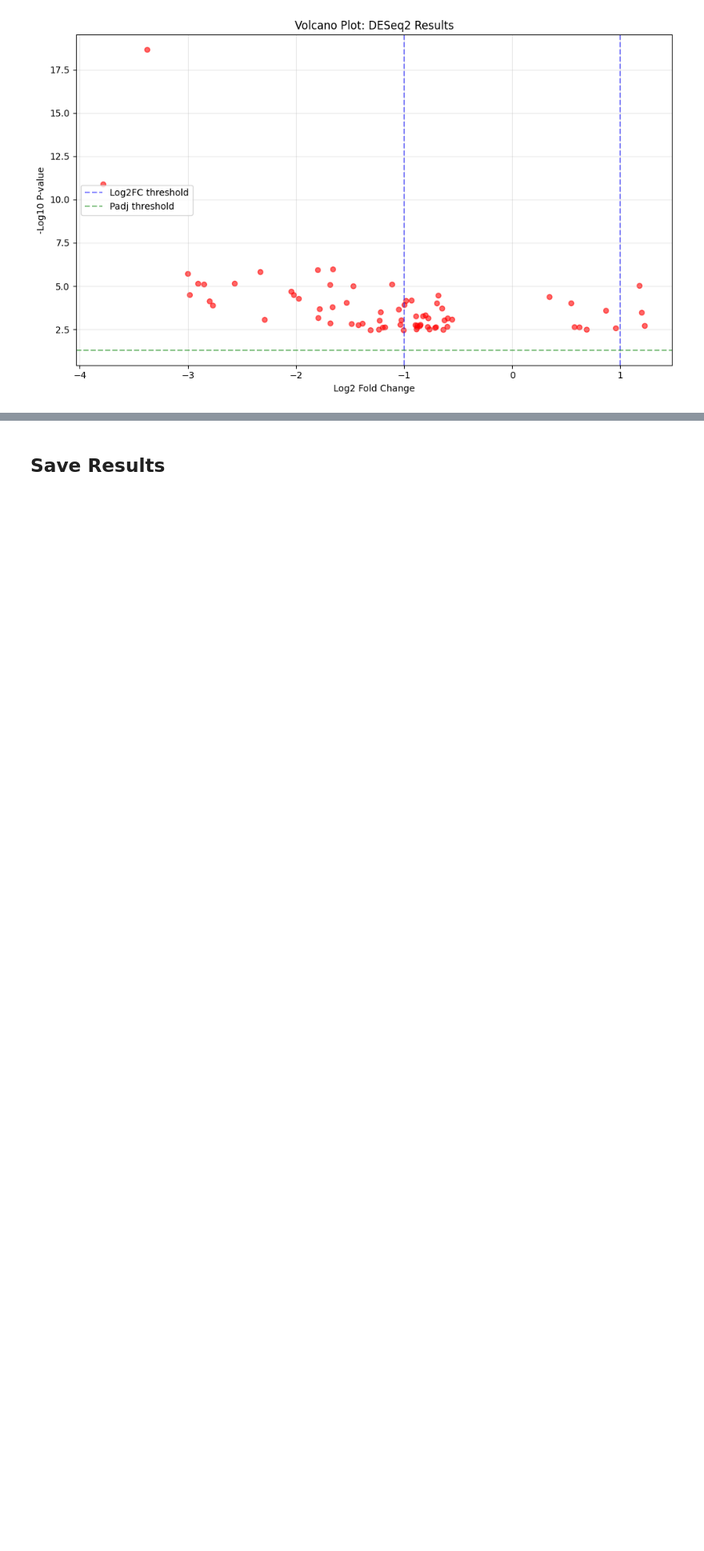
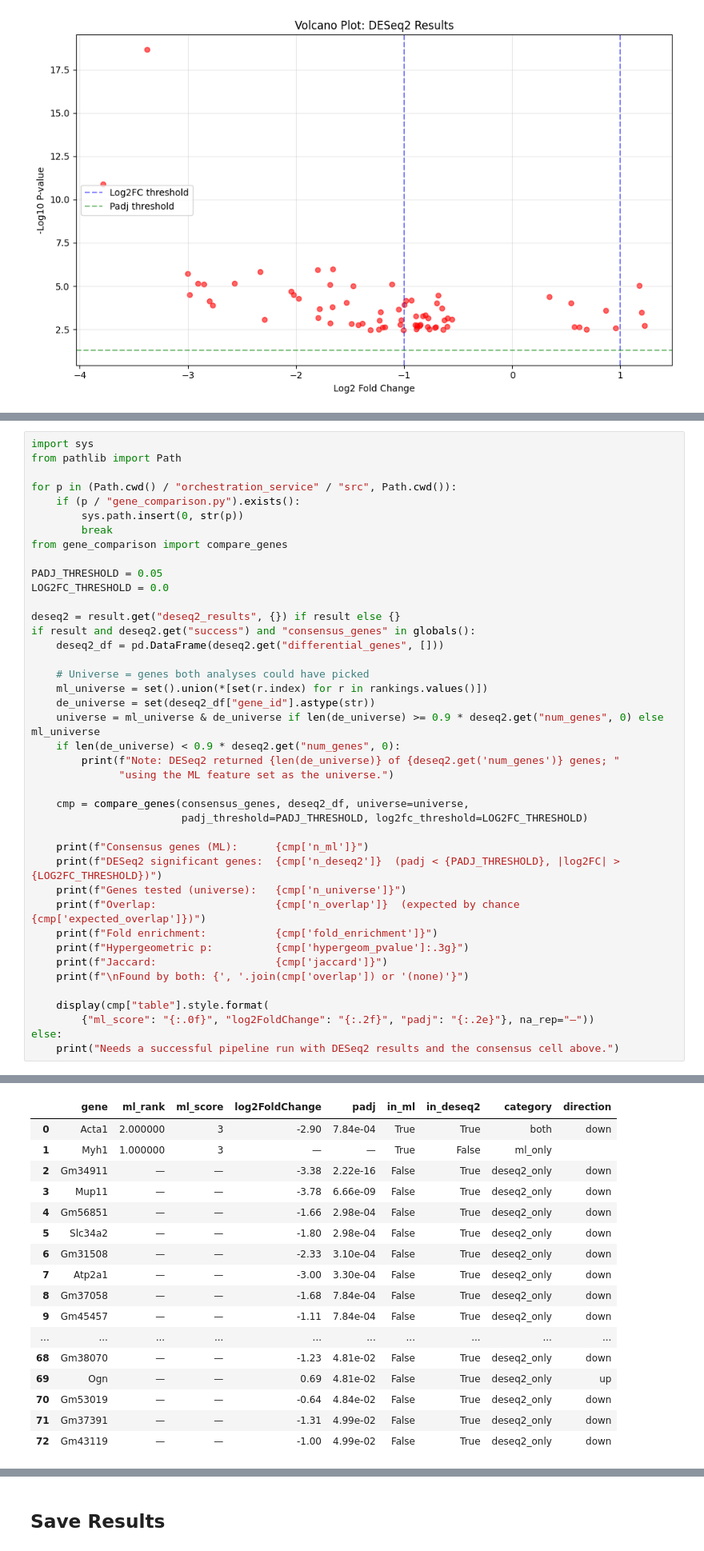
Before and after one commit to nasa/AI4LS, a Jupyter notebook: ML_PIPELINE/ML_Pipeline_Frontend.ipynb, the cells around one changed output, grey strips where cells are left out. Shown at 80% size. Cells and saved outputs as stored; diff of their text form; blank space fills up the shorter version.

```diff
--- a/ML_PIPELINE/ML_Pipeline_Frontend.ipynb
+++ b/ML_PIPELINE/ML_Pipeline_Frontend.ipynb
@@ -435,0 +624,42 @@ else:
+# %%
+import sys
+from pathlib import Path
+
+for p in (Path.cwd() / "orchestration_service" / "src", Path.cwd()):
+    if (p / "gene_comparison.py").exists():
+        sys.path.insert(0, str(p))
+        break
+from gene_comparison import compare_genes
+
+PADJ_THRESHOLD = 0.05
+LOG2FC_THRESHOLD = 0.0
+
+deseq2 = result.get("deseq2_results", {}) if result else {}
+if result and deseq2.get("success") and "consensus_genes" in globals():
+    deseq2_df = pd.DataFrame(deseq2.get("differential_genes", []))
+
+    # Universe = genes both analyses could have picked
+    ml_universe = set().union(*[set(r.index) for r in rankings.values()])
+    de_universe = set(deseq2_df["gene_id"].astype(str))
+    universe = ml_universe & de_universe if len(de_universe) >= 0.9 * deseq2.get("num_genes", 0) else ml_universe
+    if len(de_universe) < 0.9 * deseq2.get("num_genes", 0):
+        print(f"Note: DESeq2 returned {len(de_universe)} of {deseq2.get('num_genes')} genes; "
+              "using the ML feature set as the universe.")
+
+    cmp = compare_genes(consensus_genes, deseq2_df, universe=universe,
+                        padj_threshold=PADJ_THRESHOLD, log2fc_threshold=LOG2FC_THRESHOLD)
+
+    print(f"Consensus genes (ML):      {cmp['n_ml']}")
+    print(f"DESeq2 significant genes:  {cmp['n_deseq2']}  (padj < {PADJ_THRESHOLD}, |log2FC| > {LOG2FC_THRESHOLD})")
+    print(f"Genes tested (universe):   {cmp['n_universe']}")
+    print(f"Overlap:                   {cmp['n_overlap']}  (expected by chance {cmp['expected_overlap']})")
+    print(f"Fold enrichment:           {cmp['fold_enrichment']}")
+    print(f"Hypergeometric p:          {cmp['hypergeom_pvalue']:.3g}")
+    print(f"Jaccard:                   {cmp['jaccard']}")
+    print(f"\nFound by both: {', '.join(cmp['overlap']) or '(none)'}")
+
+    display(cmp["table"].style.format(
+        {"ml_score": "{:.0f}", "log2FoldChange": "{:.2f}", "padj": "{:.2e}"}, na_rep="—"))
+else:
+    print("Needs a successful pipeline run with DESeq2 results and the consensus cell above.")
+# %% [output]
@@ -435,0 +676,17 @@ else:
+|  | gene | ml_rank | ml_score | log2FoldChange | padj | in_ml | in_deseq2 | category | direction |
+| 0 | Acta1 | 2.000000 | 3 | -2.90 | 7.84e-04 | True | True | both | down |
+| 1 | Myh1 | 1.000000 | 3 | — | — | True | False | ml_only |  |
+| 2 | Gm34911 | — | — | -3.38 | 2.22e-16 | False | True | deseq2_only | down |
+| 3 | Mup11 | — | — | -3.78 | 6.66e-09 | False | True | deseq2_only | down |
+| 4 | Gm56851 | — | — | -1.66 | 2.98e-04 | False | True | deseq2_only | down |
+| 5 | Slc34a2 | — | — | -1.80 | 2.98e-04 | False | True | deseq2_only | down |
+| 6 | Gm31508 | — | — | -2.33 | 3.10e-04 | False | True | deseq2_only | down |
+| 7 | Atp2a1 | — | — | -3.00 | 3.30e-04 | False | True | deseq2_only | down |
+| 8 | Gm37058 | — | — | -1.68 | 7.84e-04 | False | True | deseq2_only | down |
+| 9 | Gm45457 | — | — | -1.11 | 7.84e-04 | False | True | deseq2_only | down |
+| ... | ... | ... | ... | ... | ... | ... | ... | ... | ... |
+| 68 | Gm38070 | — | — | -1.23 | 4.81e-02 | False | True | deseq2_only | down |
+| 69 | Ogn | — | — | 0.69 | 4.81e-02 | False | True | deseq2_only | up |
+| 70 | Gm53019 | — | — | -0.64 | 4.84e-02 | False | True | deseq2_only | down |
+| 71 | Gm37391 | — | — | -1.31 | 4.99e-02 | False | True | deseq2_only | down |
+| 72 | Gm43119 | — | — | -1.00 | 4.99e-02 | False | True | deseq2_only | down |
```
Also changed, not shown: parts of 11 cells of this notebook, 6 other files.
